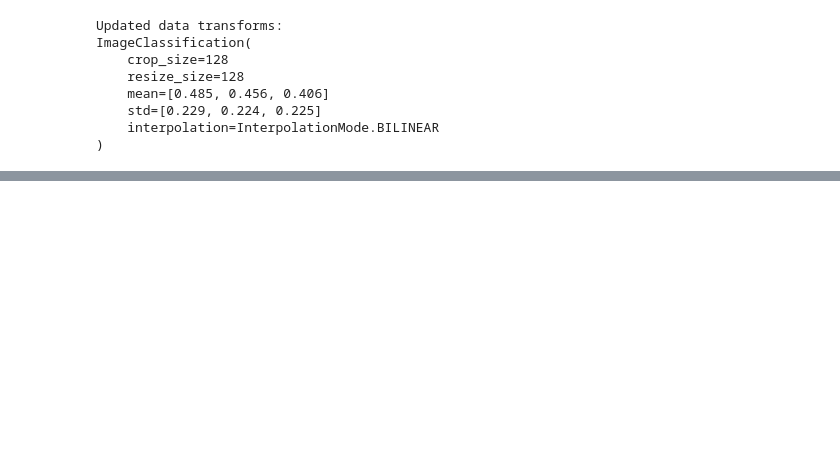
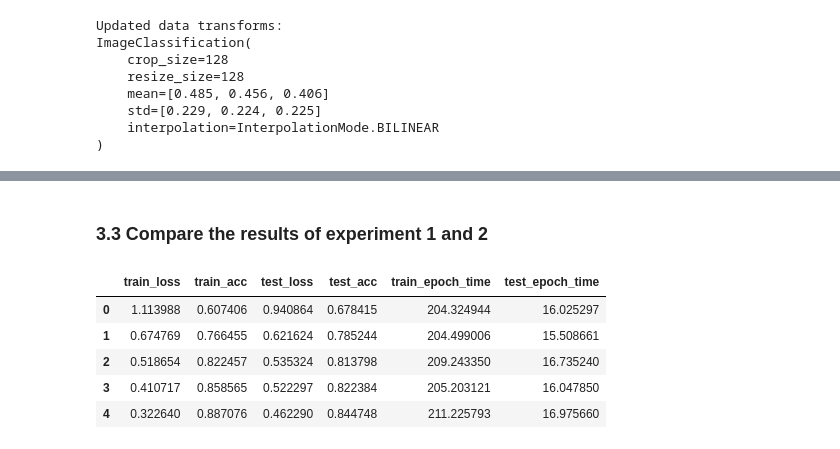
Before and after one commit to Adarsh0047/PyTorch-ZTM, a Jupyter notebook: 10. Pytorch 2.0/pytorch_2_intro.ipynb, the cells around one changed output, grey strips where cells are left out. Saved outputs shown, nothing was run; the diff lists cells and outputs as text; code cells hidden in the pictures; blank space fills up the shorter version.

```diff
--- a/10. Pytorch 2.0/pytorch_2_intro.ipynb
+++ b/10. Pytorch 2.0/pytorch_2_intro.ipynb
@@ -202,0 +568,6 @@ ImageClassification(
+# %%
+# Set the number of epochs as a constant
+NUM_EPOCHS = 5
+
+# Set the learning rate as a constant (this can be changed to get better results but for now we're just focused on time)
+LEARNING_RATE = 0.003
@@ -202,0 +660,2 @@ ImageClassification(
+# %% [markdown]
+### 3.3 Compare the results of experiment 1 and 2
@@ -202,0 +667,10 @@ ImageClassification(
+# %%
+# Check out the head of one of the results dataframes
+single_run_no_compile_results_df.head()
+# %% [output]
+|  | train_loss | train_acc | test_loss | test_acc | train_epoch_time | test_epoch_time |
+| 0 | 1.113988 | 0.607406 | 0.940864 | 0.678415 | 204.324944 | 16.025297 |
+| 1 | 0.674769 | 0.766455 | 0.621624 | 0.785244 | 204.499006 | 15.508661 |
+| 2 | 0.518654 | 0.822457 | 0.535324 | 0.813798 | 209.243350 | 16.735240 |
+| 3 | 0.410717 | 0.858565 | 0.522297 | 0.822384 | 205.203121 | 16.047850 |
+| 4 | 0.322640 | 0.887076 | 0.462290 | 0.844748 | 211.225793 | 16.975660 |
```
Also changed, not shown: parts of 39 cells of this notebook.
